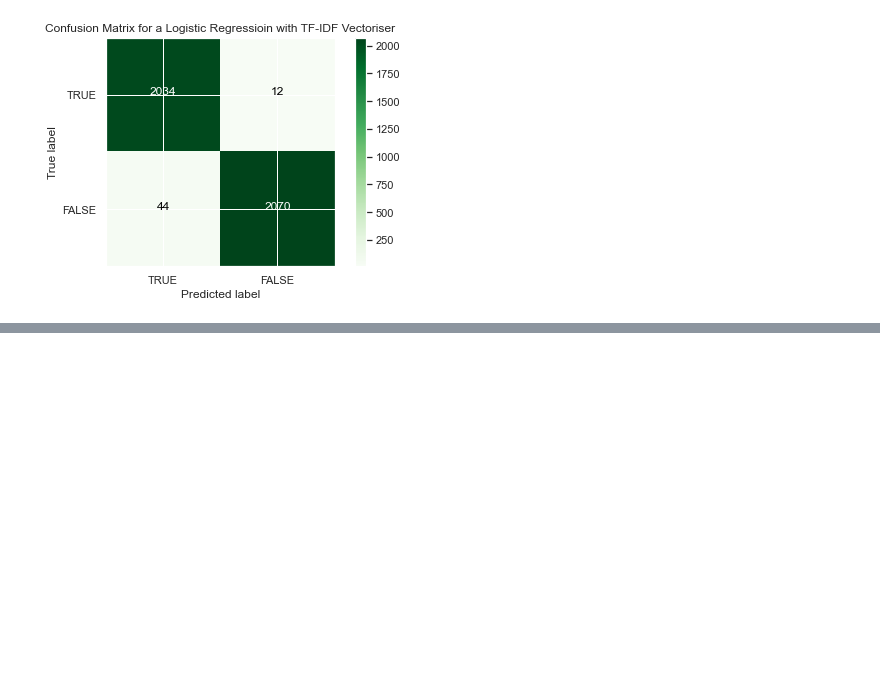
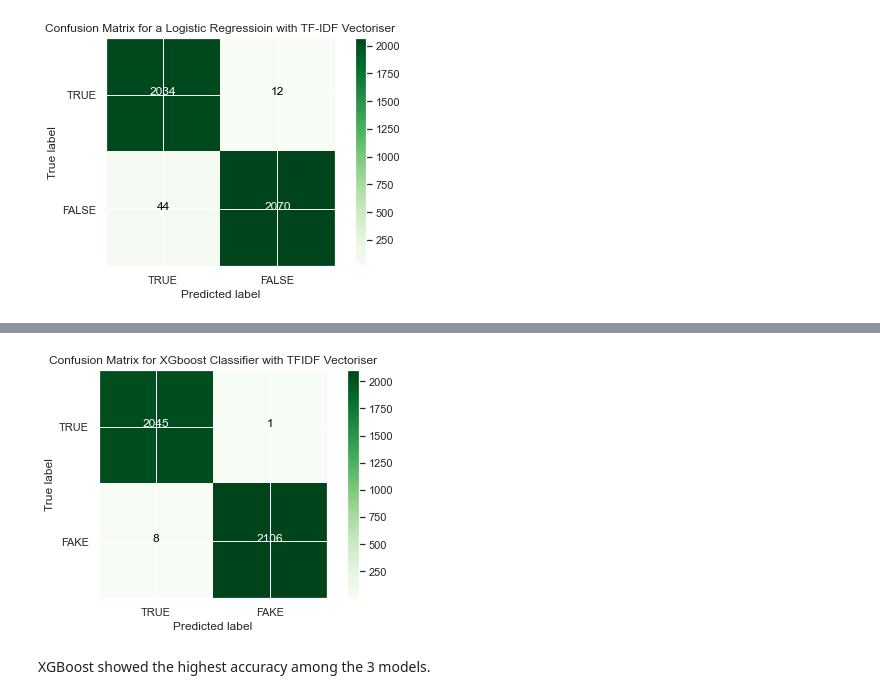
Before and after one commit to edologgerbird/fake-news-classifier, a Jupyter notebook: fake-news-classifier.ipynb, the cells around one changed output, grey strips where cells are left out. Cells and saved outputs as stored; diff of their text form; code cells hidden in the pictures; blank space fills up the shorter version.

```diff
--- a/fake-news-classifier.ipynb
+++ b/fake-news-classifier.ipynb
@@ -347,3 +350,7 @@ print("Accuracy for RandomForest Classifier on TF-IDF Vectorisation", tfidf_rf_a
 # %%
-tfidf_rf_cm = metrics.confusion_matrix(y_test, tfidf_rf_pred, labels = [0,1])
-plot_confusion_matrix(tfidf_log_cm , classes=['TRUE', 'FAKE'], title = 'Confusion Matrix for a RandomForest Classifier with TF-IDF Vectoriser')
+tfidf_xgb_cm = metrics.confusion_matrix(y_test, tfidf_xgb_pred, labels = [0,1])
+plot_confusion_matrix(tfidf_xgb_cm , classes=['TRUE', 'FAKE'], title = 'Confusion Matrix for XGboost Classifier with TF-IDF Vectoriser')
+# %% [output]
+[figure, added]
+# %% [markdown]
+XGBoost showed the highest accuracy among the 3 models.
```
Also changed, not shown: parts of 5 cells of this notebook.
